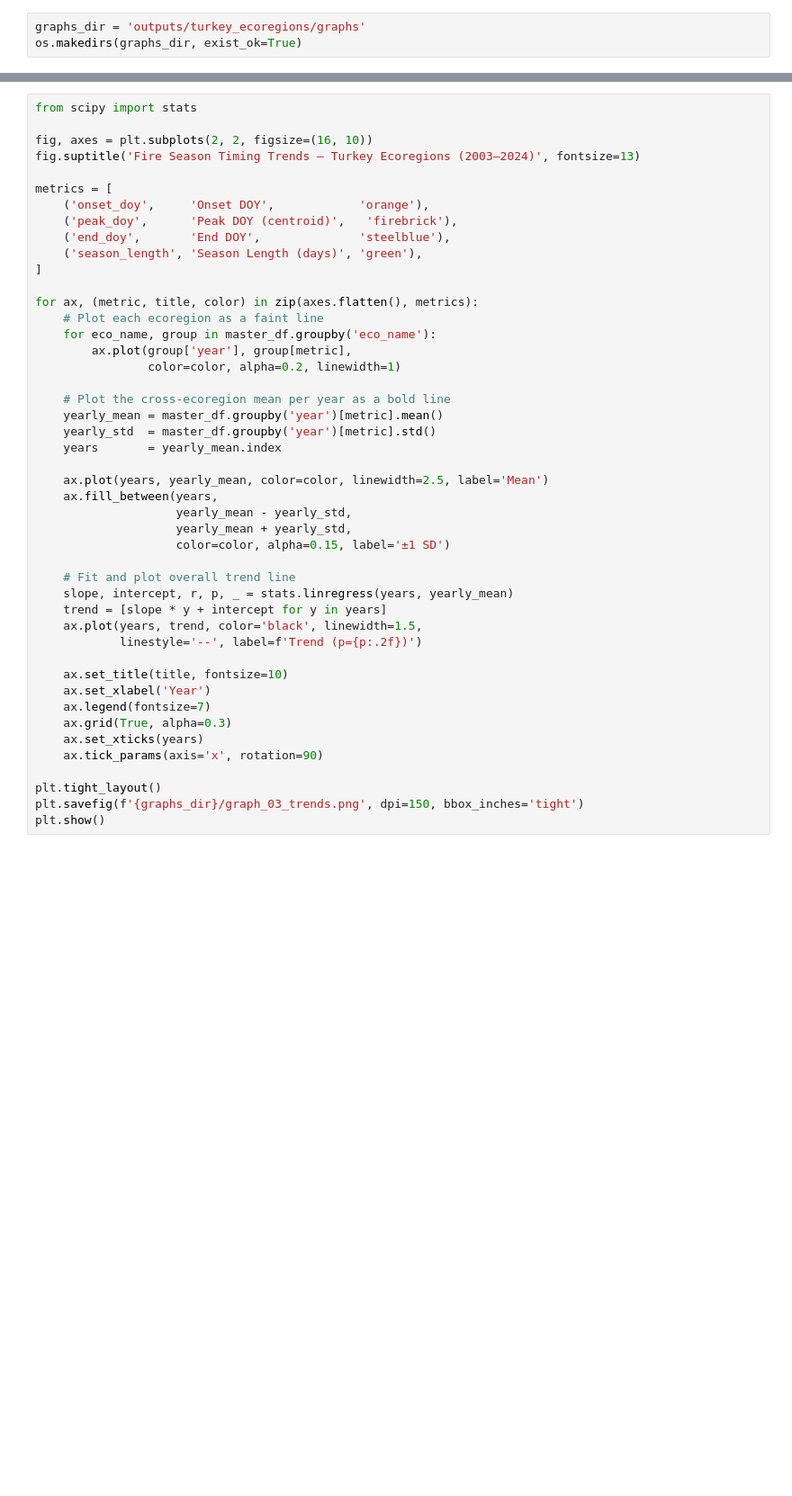
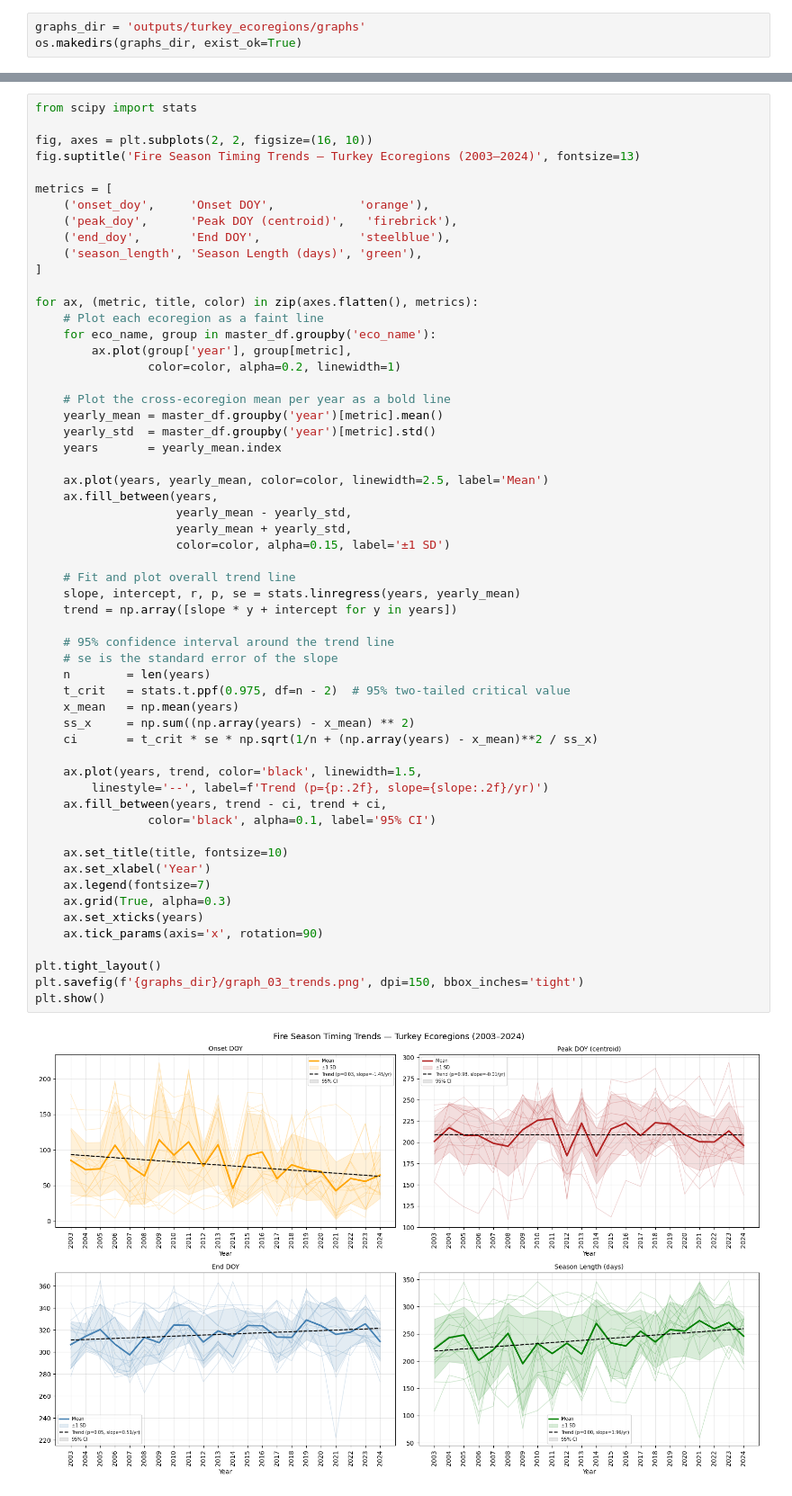
Before and after one commit to ismailbekar/TGPF, a Jupyter notebook: 00_EDA_TR_Vis.ipynb, the cells around one changed output, grey strips where cells are left out. Shown at 90% size. Saved outputs shown, nothing was run; the diff lists cells and outputs as text; blank space fills up the shorter version.

```diff
--- a/00_EDA_TR_Vis.ipynb
+++ b/00_EDA_TR_Vis.ipynb
@@ -102,33 +140,46 @@ metrics = [
 for ax, (metric, title, color) in zip(axes.flatten(), metrics):
     # Plot each ecoregion as a faint line
     for eco_name, group in master_df.groupby('eco_name'):
         ax.plot(group['year'], group[metric],
                 color=color, alpha=0.2, linewidth=1)
 
     # Plot the cross-ecoregion mean per year as a bold line
     yearly_mean = master_df.groupby('year')[metric].mean()
     yearly_std  = master_df.groupby('year')[metric].std()
     years       = yearly_mean.index
 
     ax.plot(years, yearly_mean, color=color, linewidth=2.5, label='Mean')
     ax.fill_between(years,
                     yearly_mean - yearly_std,
                     yearly_mean + yearly_std,
                     color=color, alpha=0.15, label='±1 SD')
 
     # Fit and plot overall trend line
-    slope, intercept, r, p, _ = stats.linregress(years, yearly_mean)
-    trend = [slope * y + intercept for y in years]
+    slope, intercept, r, p, se = stats.linregress(years, yearly_mean)
+    trend = np.array([slope * y + intercept for y in years])
+
+    # 95% confidence interval around the trend line
+    # se is the standard error of the slope
+    n        = len(years)
+    t_crit   = stats.t.ppf(0.975, df=n - 2)  # 95% two-tailed critical value
+    x_mean   = np.mean(years)
+    ss_x     = np.sum((np.array(years) - x_mean) ** 2)
+    ci       = t_crit * se * np.sqrt(1/n + (np.array(years) - x_mean)**2 / ss_x)
+
     ax.plot(years, trend, color='black', linewidth=1.5,
-            linestyle='--', label=f'Trend (p={p:.2f})')
+        linestyle='--', label=f'Trend (p={p:.2f}, slope={slope:.2f}/yr)')
+    ax.fill_between(years, trend - ci, trend + ci,
+                color='black', alpha=0.1, label='95% CI')
 
     ax.set_title(title, fontsize=10)
     ax.set_xlabel('Year')
     ax.legend(fontsize=7)
     ax.grid(True, alpha=0.3)
     ax.set_xticks(years)
     ax.tick_params(axis='x', rotation=90)
 
 plt.tight_layout()
 plt.savefig(f'{graphs_dir}/graph_03_trends.png', dpi=150, bbox_inches='tight')
 plt.show()
+# %% [output]
+[figure, added]
```
Also changed, not shown: parts of 8 cells of this notebook, 1 other file.
